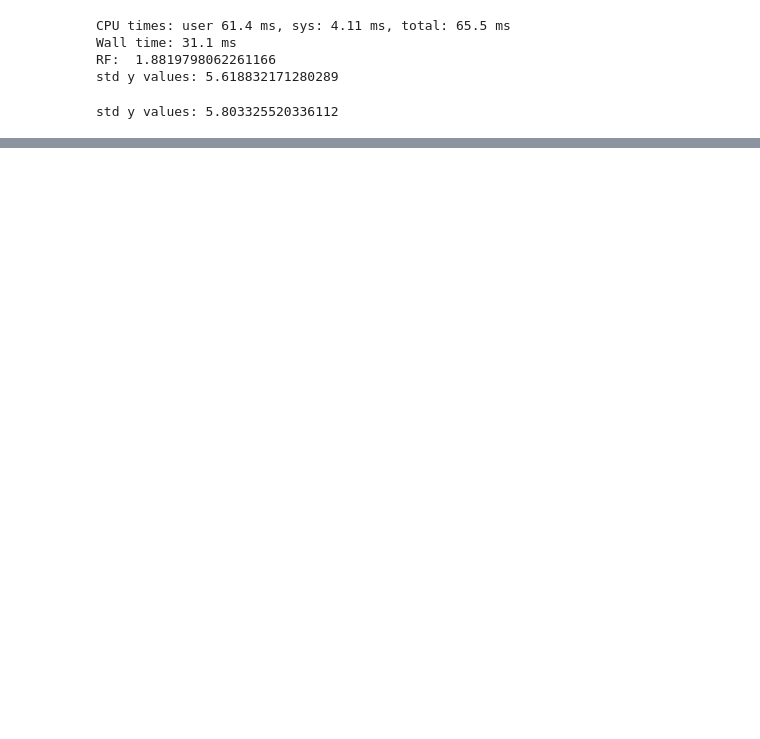
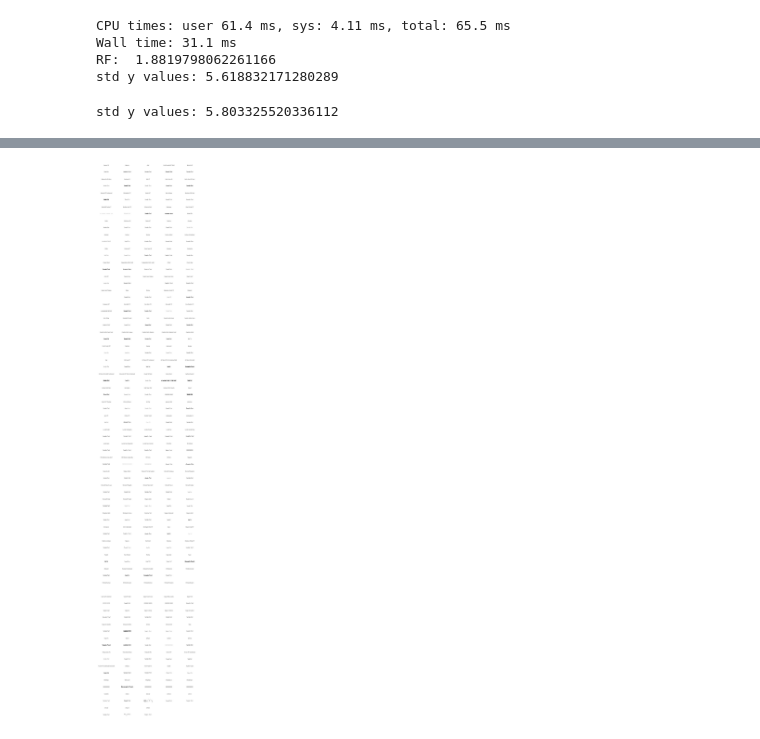
Before and after one commit to hossein-haeri/msmsa, a Jupyter notebook: test.ipynb, the cells around one changed output, grey strips where cells are left out. Drawn from its saved outputs; the diff is of its cells as text; code cells hidden in the pictures; blank space fills up the shorter version.

```diff
--- a/test.ipynb
+++ b/test.ipynb
@@ -125,0 +143,47 @@ IndexError: too many indices for array: array is 1-dimensional, but 2 were index
+# %%
+# Visualizing Fonts in Matplotlib
+
+import matplotlib.pyplot as plt
+import matplotlib.font_manager as fm
+import numpy as np
+
+# Retrieve the list of available fonts
+available_fonts = sorted([f.name for f in fm.fontManager.ttflist])
+
+# Unique font families
+unique_fonts = sorted(set(available_fonts))
+
+# Number of fonts to display
+num_fonts = len(unique_fonts)
+
+# Calculate number of rows needed for visualization
+num_cols = 5
+num_rows = np.ceil(num_fonts / num_cols).astype(int)
+
+# Create a figure to display fonts
+fig, axes = plt.subplots(num_rows, num_cols, figsize=(15, num_rows * 2))
+
+# Flatten axes array for easy indexing
+axes = axes.flatten()
+
+# Plot each font
+for i, font in enumerate(unique_fonts):
+    # Use a try-except block in case some fonts fail
+    try:
+        axes[i].text(0.5, 0.5, 'Sample Text', fontname=font, ha='center', va='center', fontsize=12)
+        axes[i].set_title(font, fontsize=10)
+        axes[i].axis('off')
+    except:
+        # Print error message
+        print(f"Font '{font}' could not be rendered and will be skipped.")
+        axes[i].axis('off')
+
+# Hide any unused subplots
+for j in range(i + 1, len(axes)):
+    axes[j].axis('off')
+
+# Adjust layout
+plt.tight_layout()
+plt.show()
+# %% [output]
+[figure, added]
```
Also changed, not shown: parts of 3 cells of this notebook, 13 other files.
